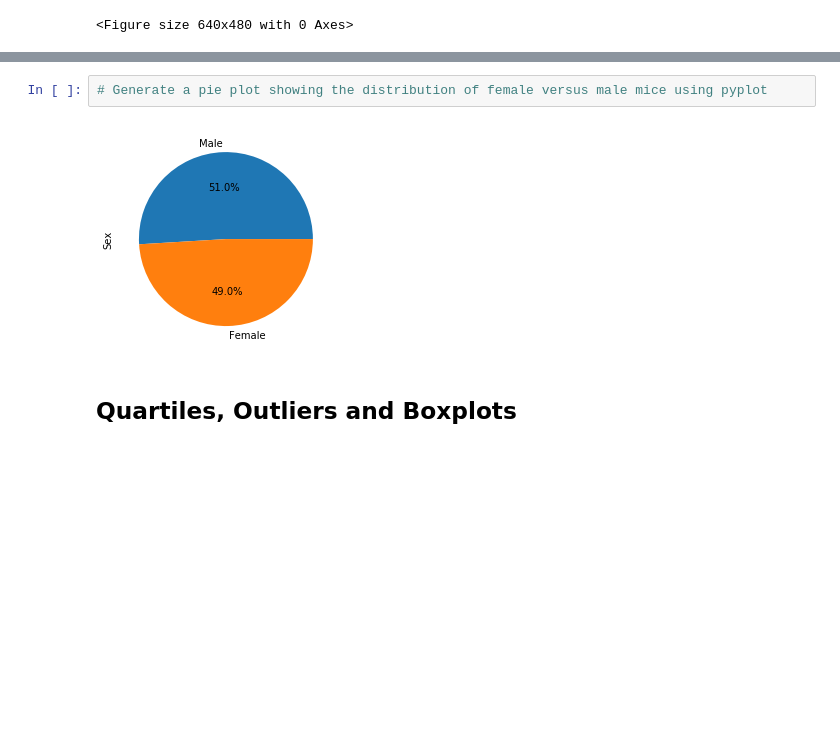
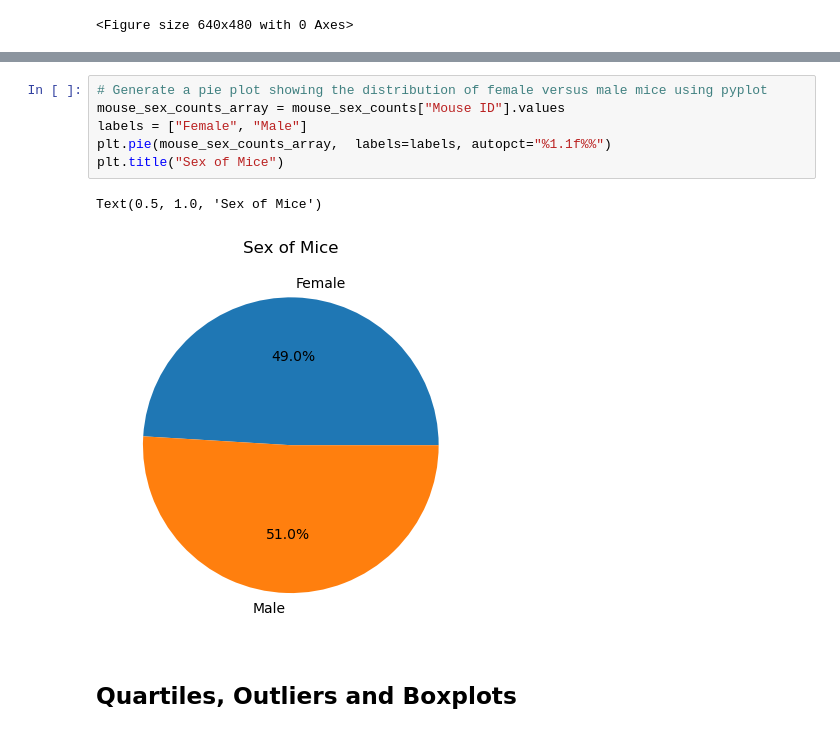
Before and after one commit to jonnybrammah/Pymaceuticals, a Jupyter notebook: Pymaceuticals/pymaceuticals.ipynb, the cells around one changed output, grey strips where cells are left out. Cells and saved outputs as stored; diff of their text form; blank space fills up the shorter version.

```diff
--- a/Pymaceuticals/pymaceuticals.ipynb
+++ b/Pymaceuticals/pymaceuticals.ipynb
@@ -246,7 +259,12 @@ mouse_sex_counts.plot(kind = "pie", y = "Mouse ID", labels=labels, autopct="%1.1
 # %%
 # Generate a pie plot showing the distribution of female versus male mice using pyplot
+mouse_sex_counts_array = mouse_sex_counts["Mouse ID"].values
+labels = ["Female", "Male"]
+plt.pie(mouse_sex_counts_array,  labels=labels, autopct="%1.1f%%")
+plt.title("Sex of Mice")
 # %% [output]
+Text(0.5, 1.0, 'Sex of Mice')
-[figure, old version]
+[figure, new version]
 # %% [markdown]
 ## Quartiles, Outliers and Boxplots
 # %%
```
Also changed, not shown: parts of 5 cells of this notebook.
